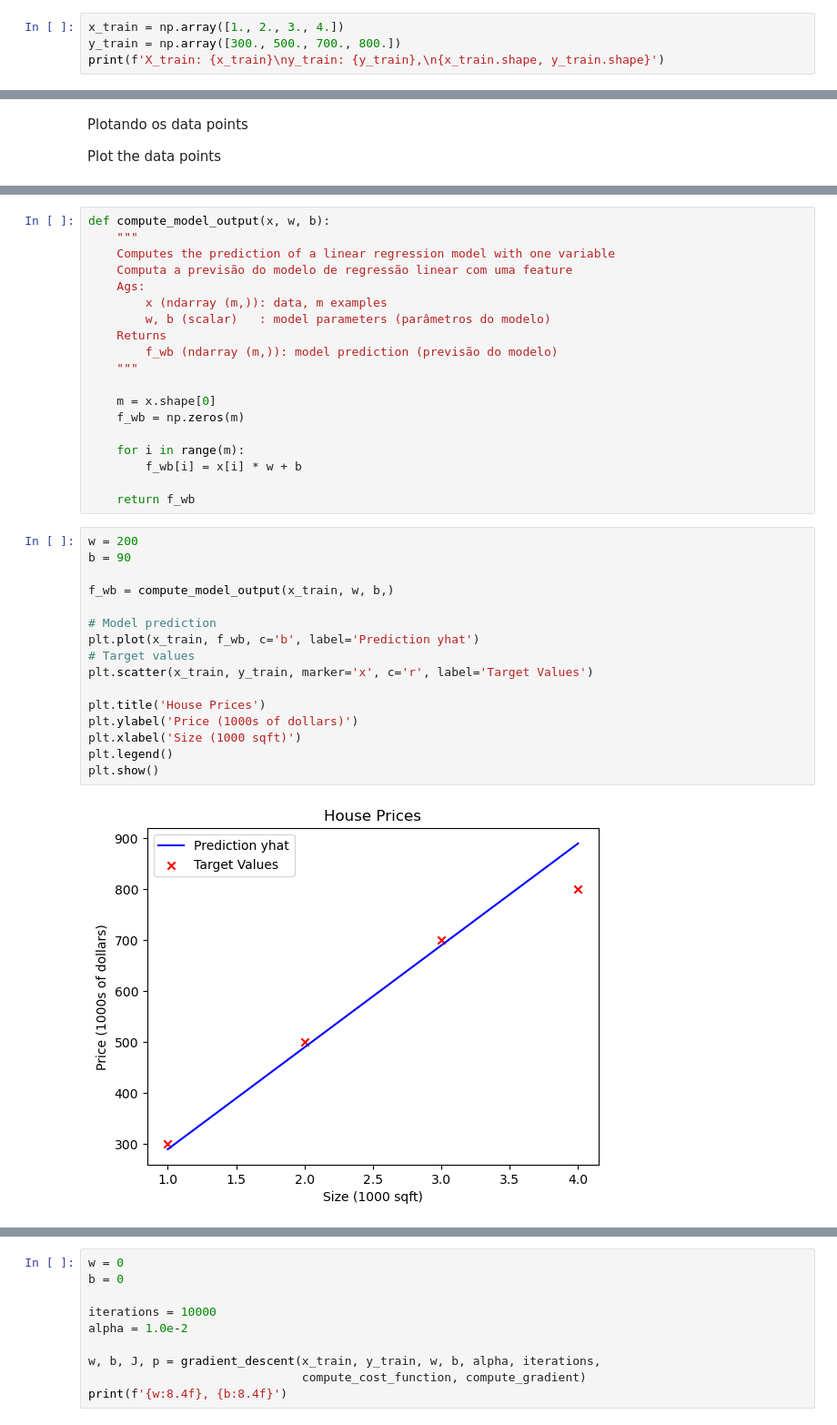
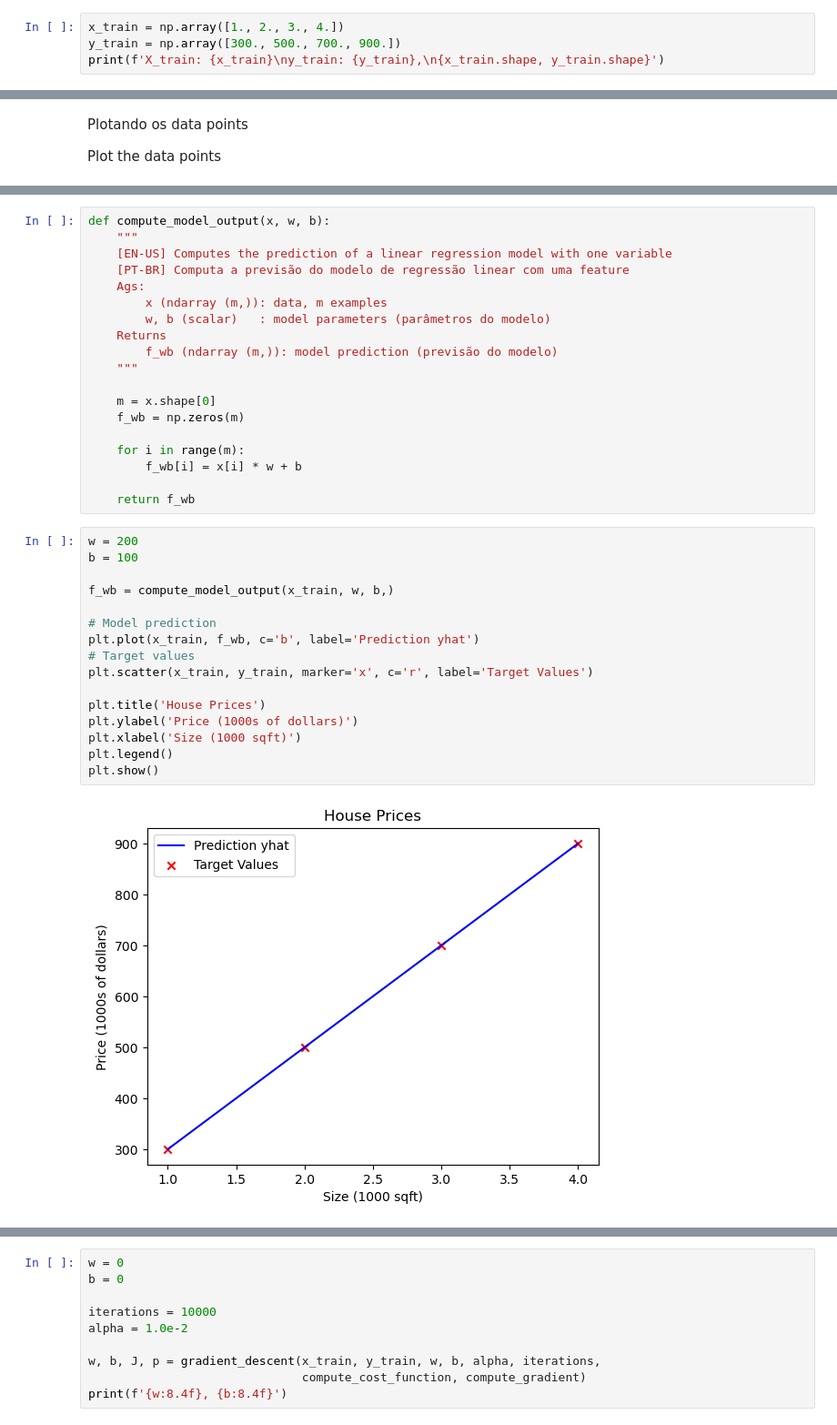
Before and after one commit to guidasneves/machine_learning_models, a Jupyter notebook: models/linear_regression.ipynb, the cells around one changed output, grey strips where cells are left out. Shown at 91% size. Drawn from its saved outputs; the diff is of its cells as text.

```diff
--- a/models/linear_regression.ipynb
+++ b/models/linear_regression.ipynb
@@ -8,6 +29,6 @@ import math, copy
 # %%
 x_train = np.array([1., 2., 3., 4.])
-y_train = np.array([300., 500., 700., 800.])
+y_train = np.array([300., 500., 700., 900.])
 print(f'X_train: {x_train}\ny_train: {y_train},\n{x_train.shape, y_train.shape}')
 # %% [output]
 X_train: [1. 2. 3. 4.]
@@ -28,8 +49,8 @@ plt.show()
 # %%
 def compute_model_output(x, w, b):
     """
-    Computes the prediction of a linear regression model with one variable
-    Computa a previsão do modelo de regressão linear com uma feature
+    [EN-US] Computes the prediction of a linear regression model with one variable
+    [PT-BR] Computa a previsão do modelo de regressão linear com uma feature
     Ags:
         x (ndarray (m,)): data, m examples
         w, b (scalar)   : model parameters (parâmetros do modelo)
@@ -46,21 +67,21 @@ def compute_model_output(x, w, b):
     return f_wb
 # %%
 w = 200
-b = 90
+b = 100
 
 f_wb = compute_model_output(x_train, w, b,)
 
 # Model prediction
 plt.plot(x_train, f_wb, c='b', label='Prediction yhat')
 # Target values
 plt.scatter(x_train, y_train, marker='x', c='r', label='Target Values')
 
 plt.title('House Prices')
 plt.ylabel('Price (1000s of dollars)')
 plt.xlabel('Size (1000 sqft)')
 plt.legend()
 plt.show()
 # %% [output]
-[figure, old version]
+[figure, new version]
 # %% [markdown]
 ## Cost Function for Linear Regression with One Variable (Função de Custo para Regressão Linear com Uma Feature)
```
Also changed, not shown: parts of 23 cells of this notebook, 3 other files.
